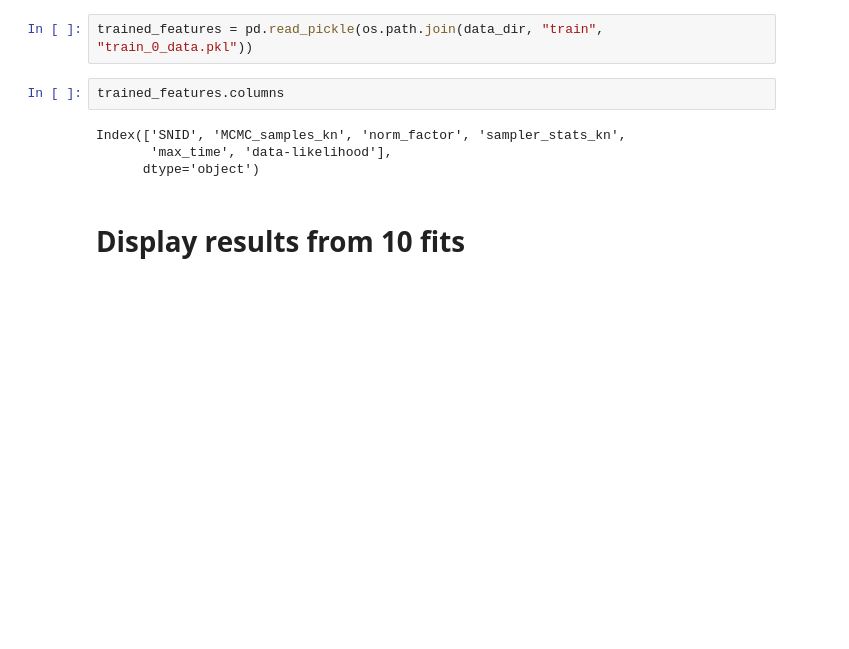
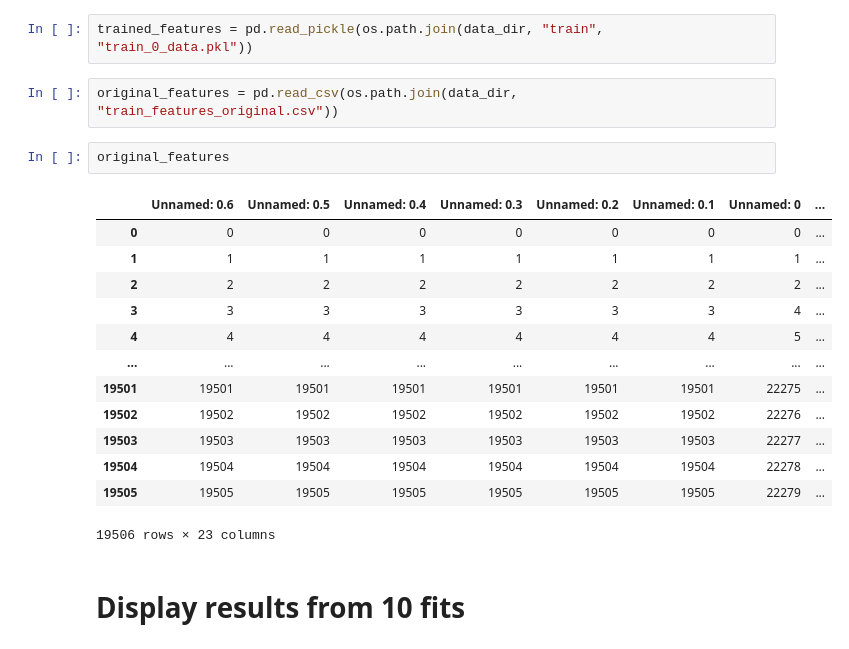
Before and after one commit to b-biswas/ltcurveMCMC, a Jupyter notebook: notebooks/eval_fits.ipynb, the cells around one changed output. Saved outputs shown, nothing was run; the diff lists cells and outputs as text; blank space fills up the shorter version.

```diff
--- a/notebooks/eval_fits.ipynb
+++ b/notebooks/eval_fits.ipynb
@@ -36,12 +40,24 @@ data_dir = get_data_dir_path()
 # Load fits
 # %%
 trained_features = pd.read_pickle(os.path.join(data_dir, "train", "train_0_data.pkl"))
-# %%
-trained_features.columns
-# %% [output]
-Index(['SNID', 'MCMC_samples_kn', 'norm_factor', 'sampler_stats_kn',
-       'max_time', 'data-likelihood'],
-      dtype='object')
+# %%
+original_features = pd.read_csv(os.path.join(data_dir, "train_features_original.csv"))
+# %%
+original_features
+# %% [output]
+|  | Unnamed: 0.6 | Unnamed: 0.5 | Unnamed: 0.4 | Unnamed: 0.3 | Unnamed: 0.2 | Unnamed: 0.1 | Unnamed: 0 | ... |
+| 0 | 0 | 0 | 0 | 0 | 0 | 0 | 0 | ... |
+| 1 | 1 | 1 | 1 | 1 | 1 | 1 | 1 | ... |
+| 2 | 2 | 2 | 2 | 2 | 2 | 2 | 2 | ... |
+| 3 | 3 | 3 | 3 | 3 | 3 | 3 | 4 | ... |
+| 4 | 4 | 4 | 4 | 4 | 4 | 4 | 5 | ... |
+| ... | ... | ... | ... | ... | ... | ... | ... | ... |
+| 19501 | 19501 | 19501 | 19501 | 19501 | 19501 | 19501 | 22275 | ... |
+| 19502 | 19502 | 19502 | 19502 | 19502 | 19502 | 19502 | 22276 | ... |
+| 19503 | 19503 | 19503 | 19503 | 19503 | 19503 | 19503 | 22277 | ... |
+| 19504 | 19504 | 19504 | 19504 | 19504 | 19504 | 19504 | 22278 | ... |
+| 19505 | 19505 | 19505 | 19505 | 19505 | 19505 | 19505 | 22279 | ... |
+19506 rows × 23 columns
 # %% [markdown]
 # Display results from 10 fits
 # %%
```
Also changed, not shown: parts of 5 cells of this notebook.
